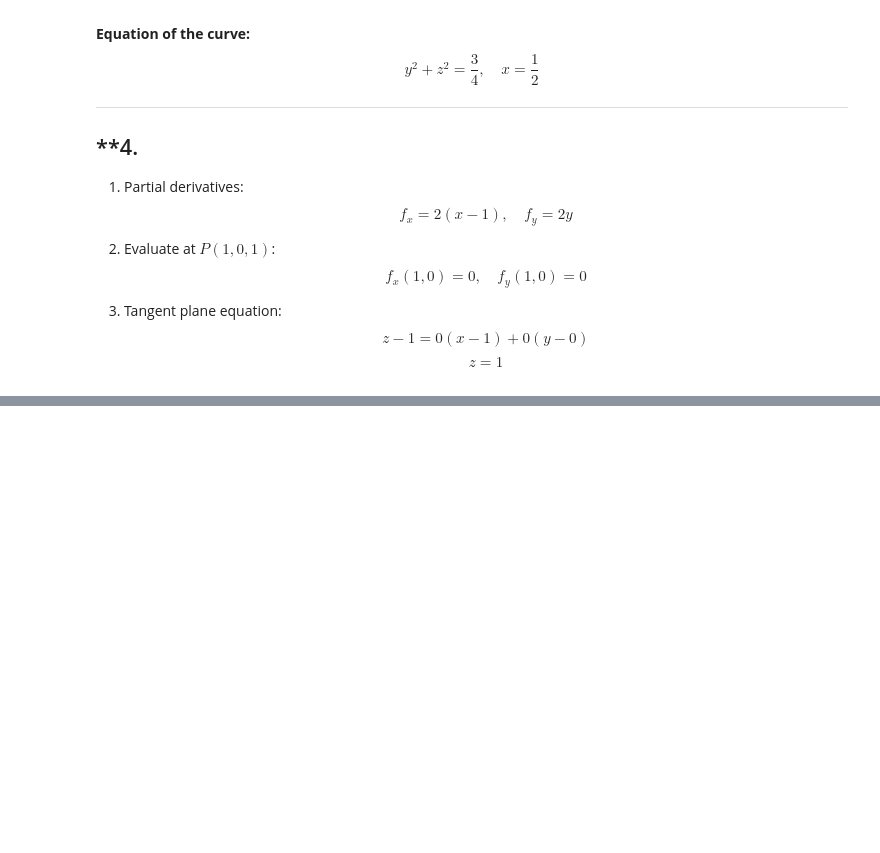
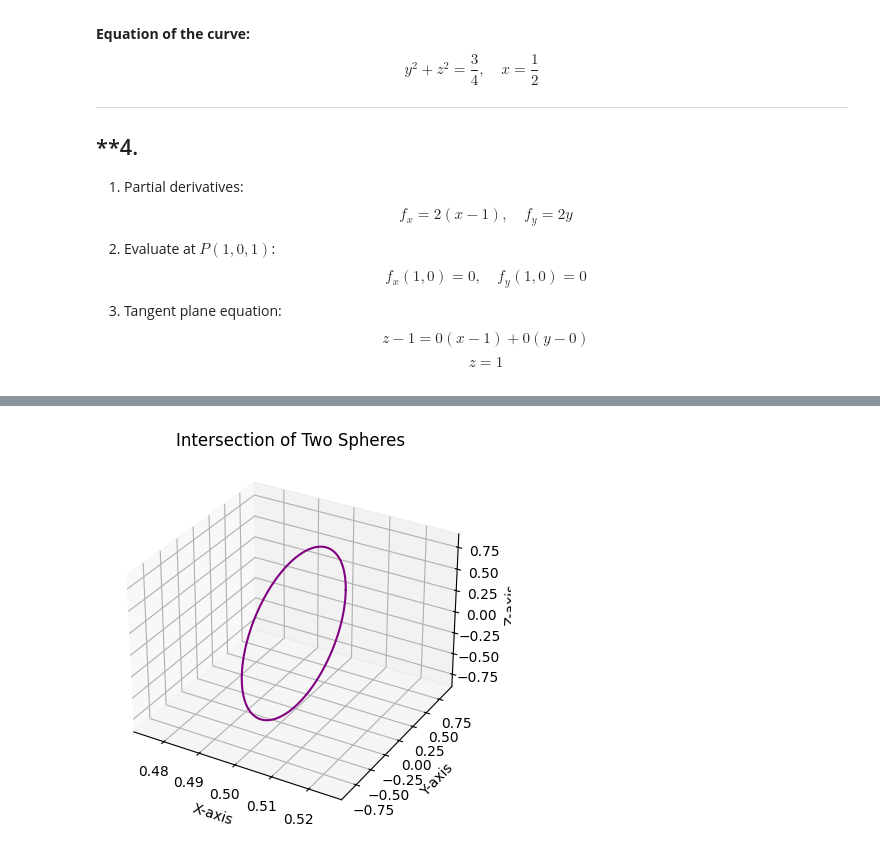
Before and after one commit to furk4nbaser1/Math-2024-25-Winter, a Jupyter notebook: Notebooks_EN/02_Analytic_Geometry/08_Second_Order_Surfaces/08_Second_Order_Surfaces.ipynb, the cells around one changed output, grey strips where cells are left out. Cells and saved outputs as stored; diff of their text form; code cells hidden in the pictures; blank space fills up the shorter version.

```diff
--- a/Notebooks_EN/02_Analytic_Geometry/08_Second_Order_Surfaces/08_Second_Order_Surfaces.ipynb
+++ b/Notebooks_EN/02_Analytic_Geometry/08_Second_Order_Surfaces/08_Second_Order_Surfaces.ipynb
@@ -267,0 +248,19 @@ plt.show()
+# %%
+import numpy as np
+import matplotlib.pyplot as plt
+
+theta = np.linspace(0, 2 * np.pi, 100)
+circle_y = np.sqrt(3) / 2 * np.cos(theta)
+circle_z = np.sqrt(3) / 2 * np.sin(theta)
+circle_x = np.full_like(circle_y, 0.5)
+
+fig = plt.figure()
+ax = fig.add_subplot(111, projection='3d')
+ax.plot(circle_x, circle_y, circle_z, color='purple')
+ax.set_xlabel('X-axis')
+ax.set_ylabel('Y-axis')
+ax.set_zlabel('Z-axis')
+plt.title("Intersection of Two Spheres")
+plt.show()
+# %% [output]
+[figure, added]
```
Also changed, not shown: parts of 3 cells of this notebook.
